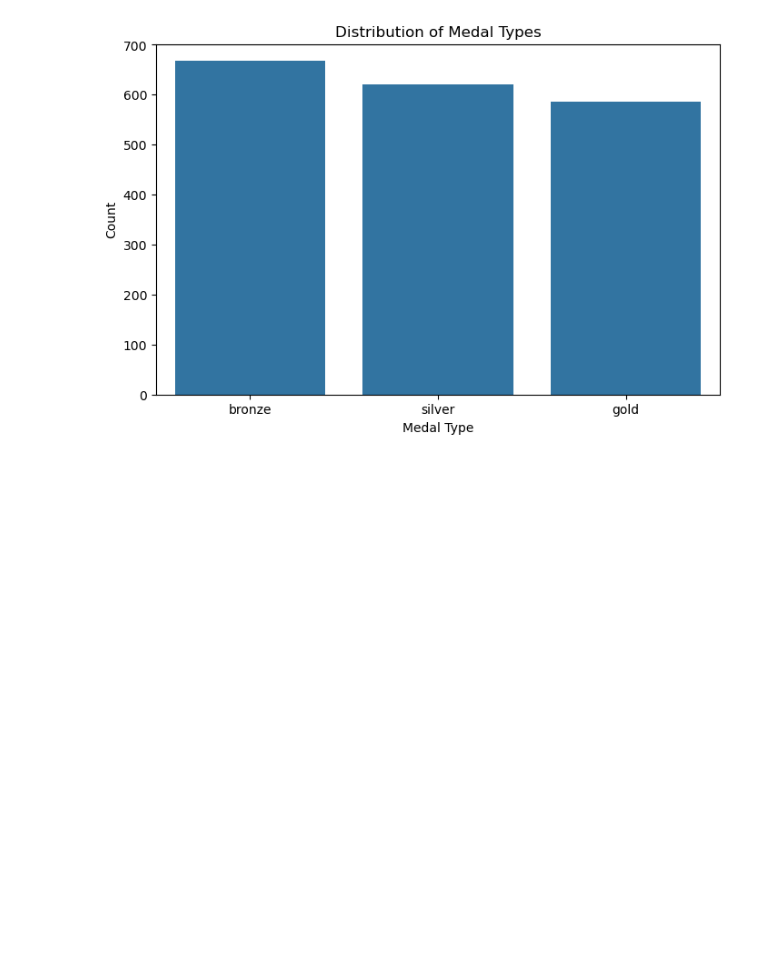
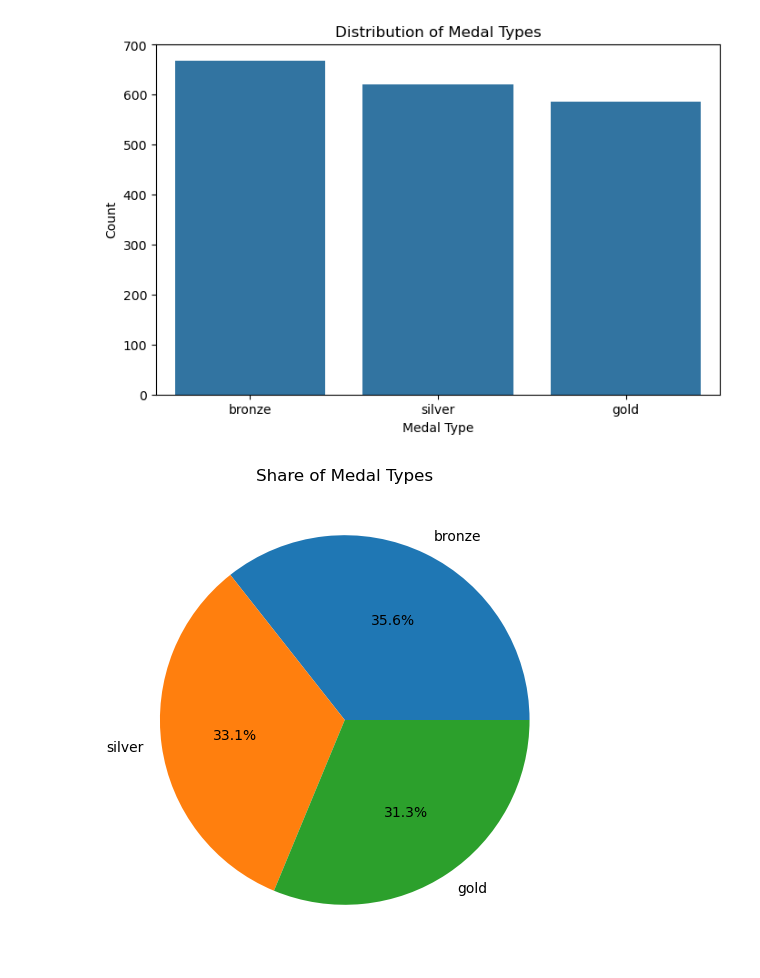
Before and after one commit to mmolina2/Molina-Data-Science-Portfolio, a Jupyter notebook: tidy_data_project/tidy_data_project.ipynb, the cells around one changed output. Saved outputs shown, nothing was run; the diff lists cells and outputs as text; code cells hidden in the pictures; blank space fills up the shorter version.

```diff
--- a/tidy_data_project/tidy_data_project.ipynb
+++ b/tidy_data_project/tidy_data_project.ipynb
@@ -171,4 +171,18 @@ plt.ylabel("Count")
 plt.show()
 # %% [output]
 [figure]
+# %%
+# Visualization 3: Share of Medal Types
+
+medal_counts = tidy_df["medal"].value_counts()
+
+plt.figure(figsize=(6, 6))
+medal_counts.plot.pie(
+    autopct="%1.1f%%",
+    ylabel=""
+)
+plt.title("Share of Medal Types")
+plt.show()
+# %% [output]
+[figure, added]
 # %% [markdown]
```
Also changed, not shown: parts of 1 cell of this notebook.
